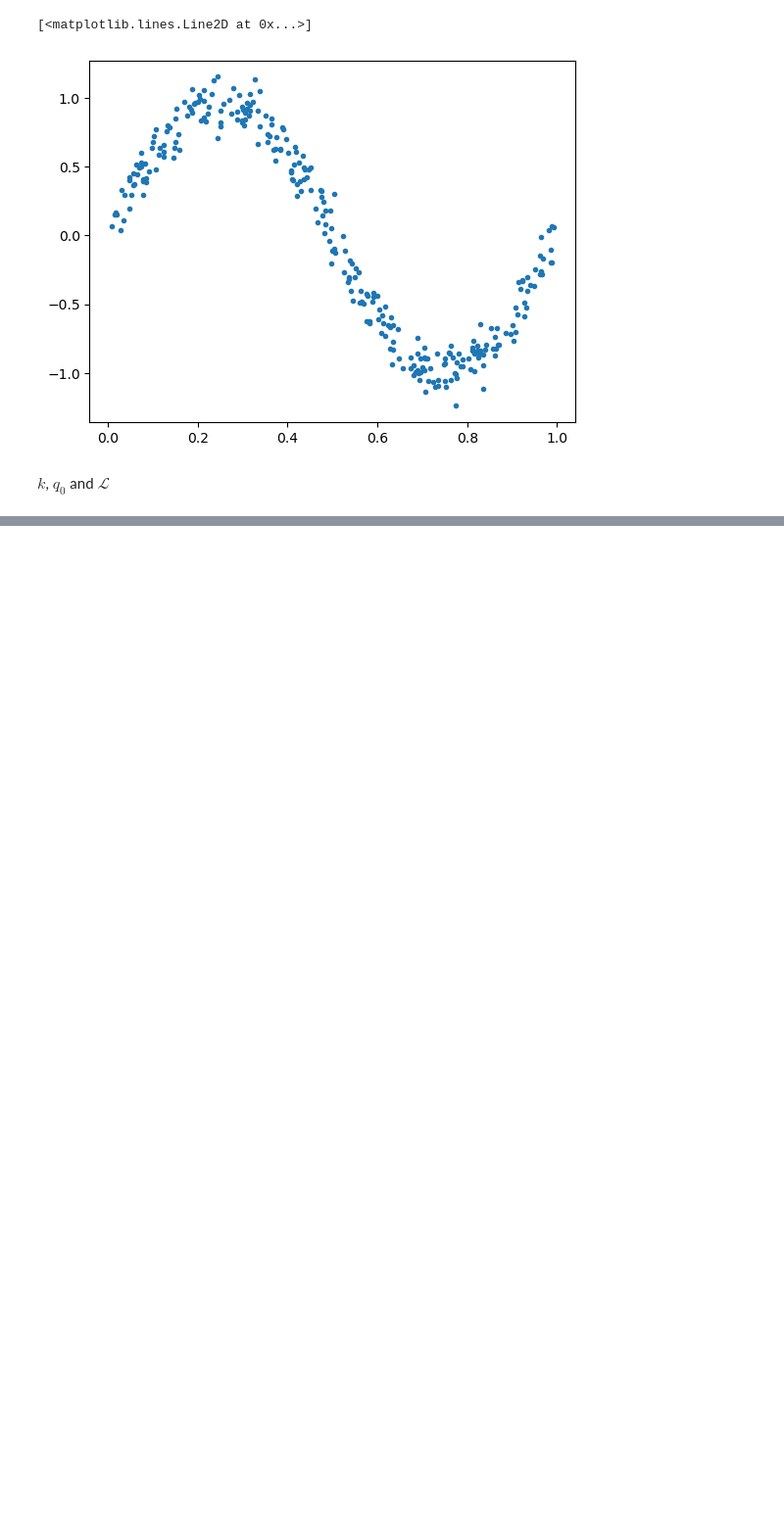
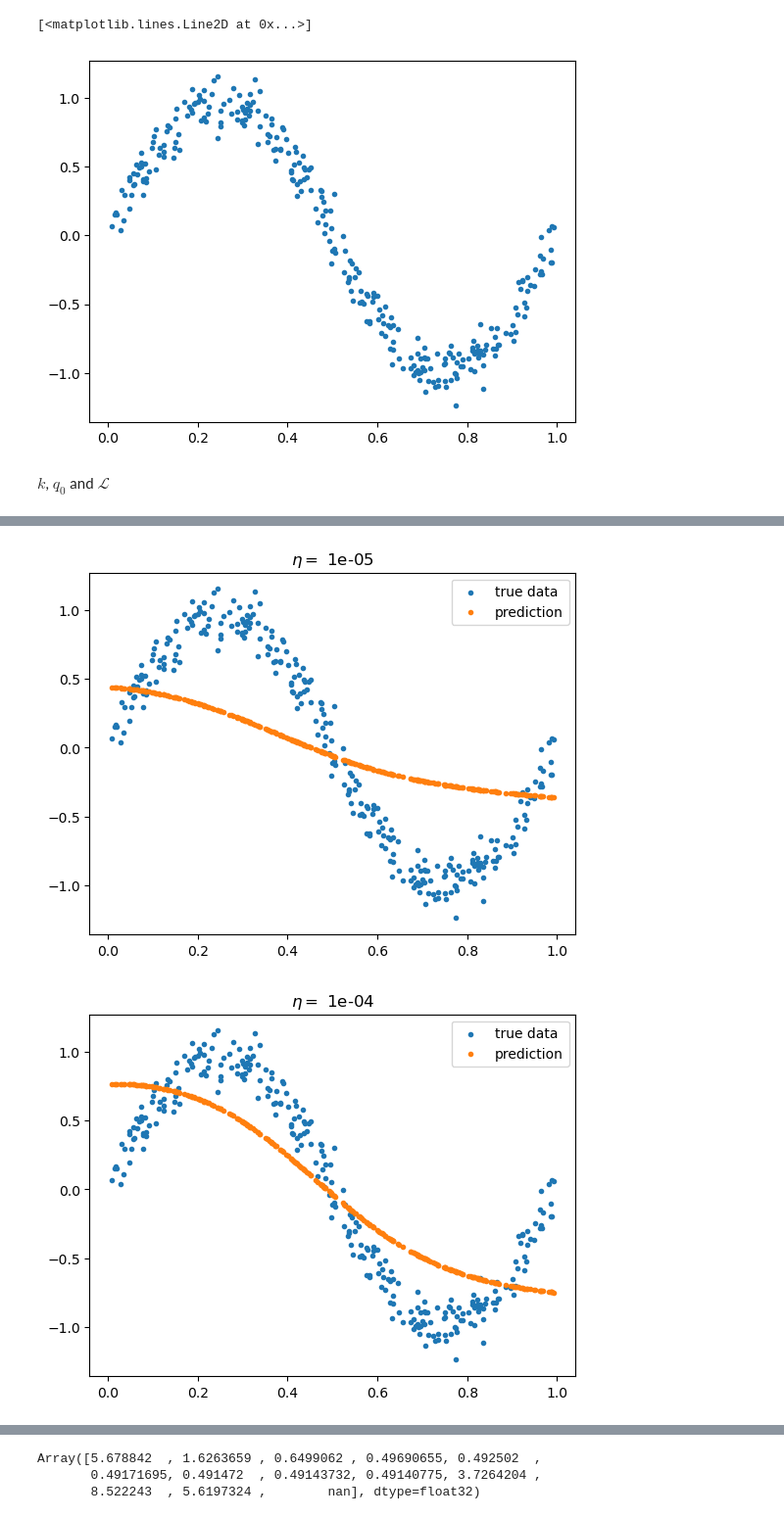
Before and after one commit to congyewang/kgd-code, a Jupyter notebook: notebook_svgd.ipynb, the cells around one changed output, grey strips where cells are left out. Shown at 98% size. Saved outputs shown, nothing was run; the diff lists cells and outputs as text; code cells hidden in the pictures; blank space fills up the shorter version.

```diff
--- a/notebook_svgd.ipynb
+++ b/notebook_svgd.ipynb
@@ -497,0 +517,12 @@ plt.show()
+# %%
+for e in range(len(Eta)):
+    plt.figure()
+    plt.scatter(Z,Y,label = "true data",marker = ".")
+    X_fin = all_particles_fin[e]
+    Y_hat = vmap(lambda z : esp_forward(X_fin, z))(Z)
+    plt.scatter(Z,Y_hat,label = "prediction",marker = ".")
+    plt.legend()
+    plt.title(r"$\eta = $ " + str(Eta[e]))
+# %% [output]
+[figure, added]
+[figure, added]
@@ -497,0 +540,6 @@ plt.show()
+# %%
+KGD_fin
+# %% [output]
+Array([5.678842  , 1.6263659 , 0.6499062 , 0.49690655, 0.492502  ,
+       0.49171695, 0.491472  , 0.49143732, 0.49140775, 3.7264204 ,
+       8.522243  , 5.6197324 ,        nan], dtype=float32)
```
Also changed, not shown: parts of 5 cells of this notebook, 3 other files.
